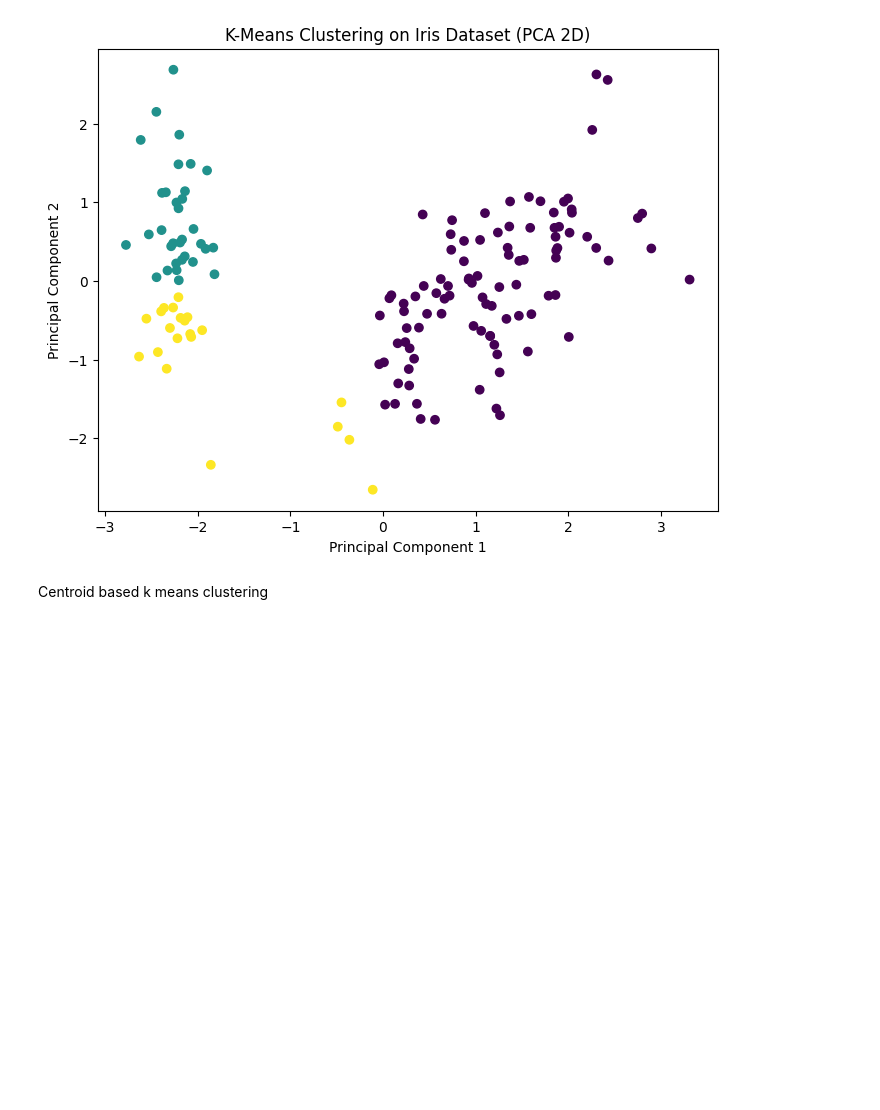
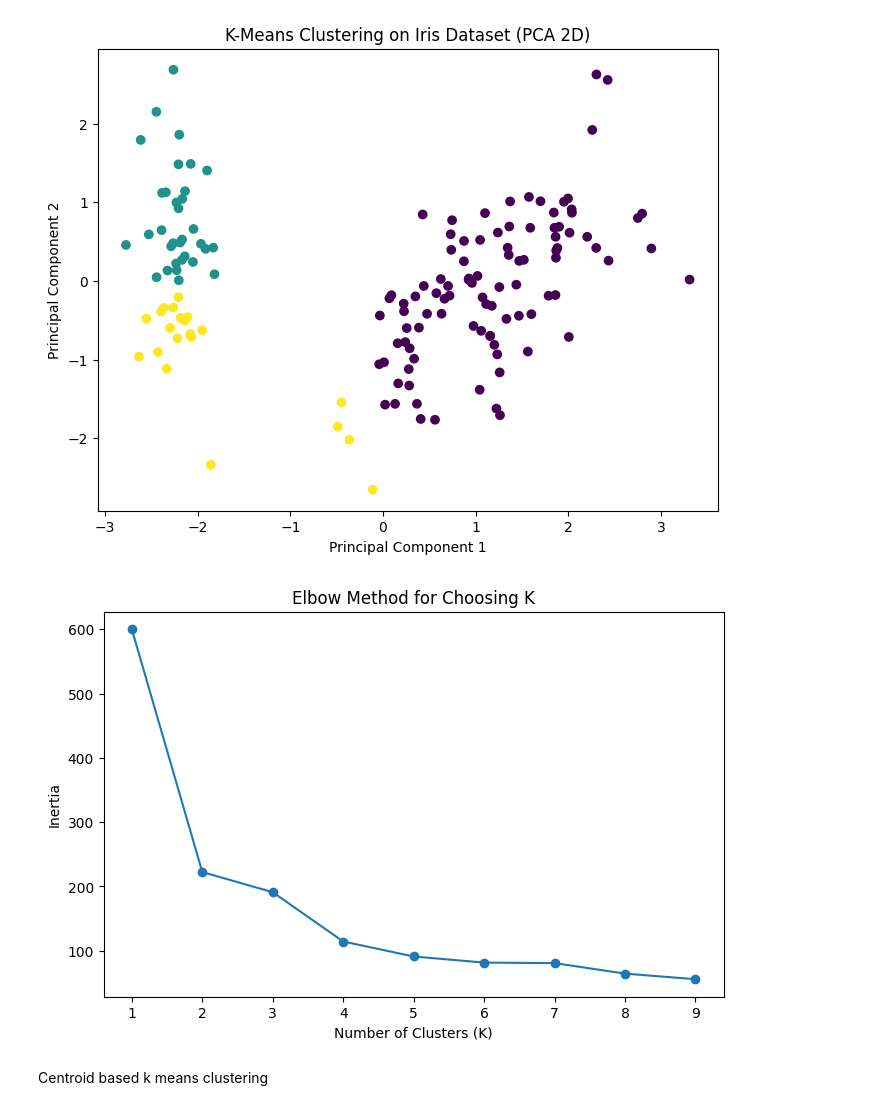
Before and after one commit to Abhishek0716ss/MachineLearning-2025, a Jupyter notebook: kmeans_clustering.ipynb, the cells around one changed output. Drawn from its saved outputs; the diff is of its cells as text; code cells hidden in the pictures; blank space fills up the shorter version.

```diff
--- a/kmeans_clustering.ipynb
+++ b/kmeans_clustering.ipynb
@@ -66,6 +66,22 @@ plt.ylabel("Principal Component 2")
 plt.show()
 # %% [output]
 [figure]
+# %%
+inertia_list = []
+
+for k in range(1, 10):
+    km = KMeans(n_clusters=k, random_state=42)
+    km.fit(X_scaled)
+    inertia_list.append(km.inertia_)
+
+plt.figure(figsize=(8,5))
+plt.plot(range(1, 10), inertia_list, marker='o')
+plt.title("Elbow Method for Choosing K")
+plt.xlabel("Number of Clusters (K)")
+plt.ylabel("Inertia")
+plt.show()
+# %% [output]
+[figure, added]
 # %% [markdown]
 Centroid based k means clustering
 # %%
```
Also changed, not shown: parts of 1 cell of this notebook.
